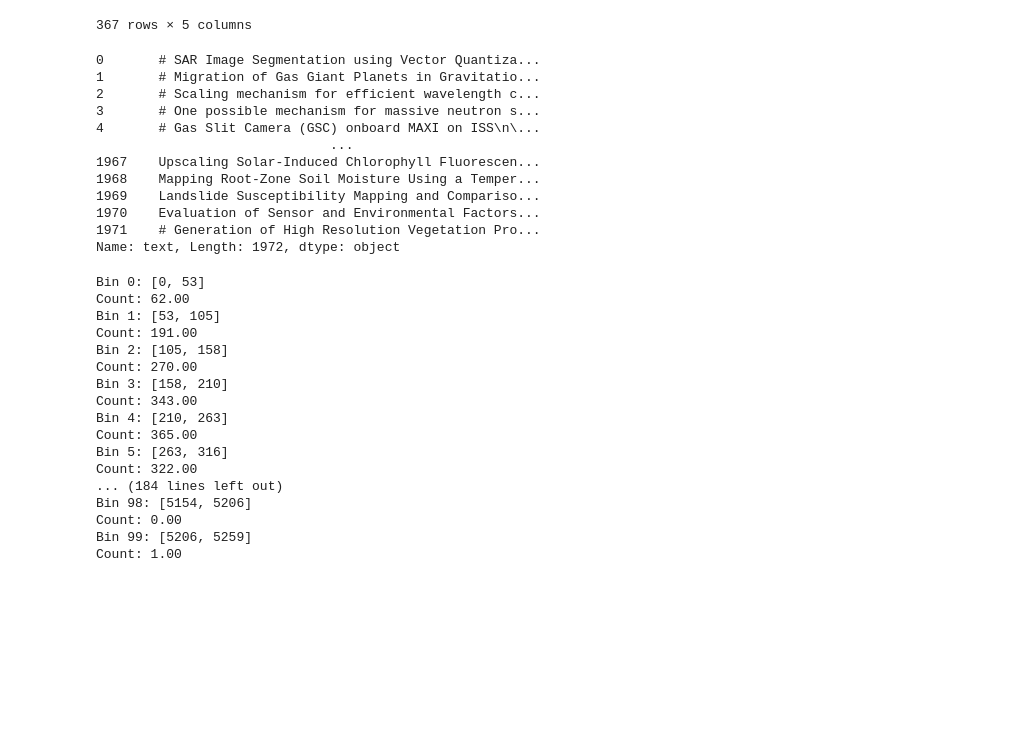
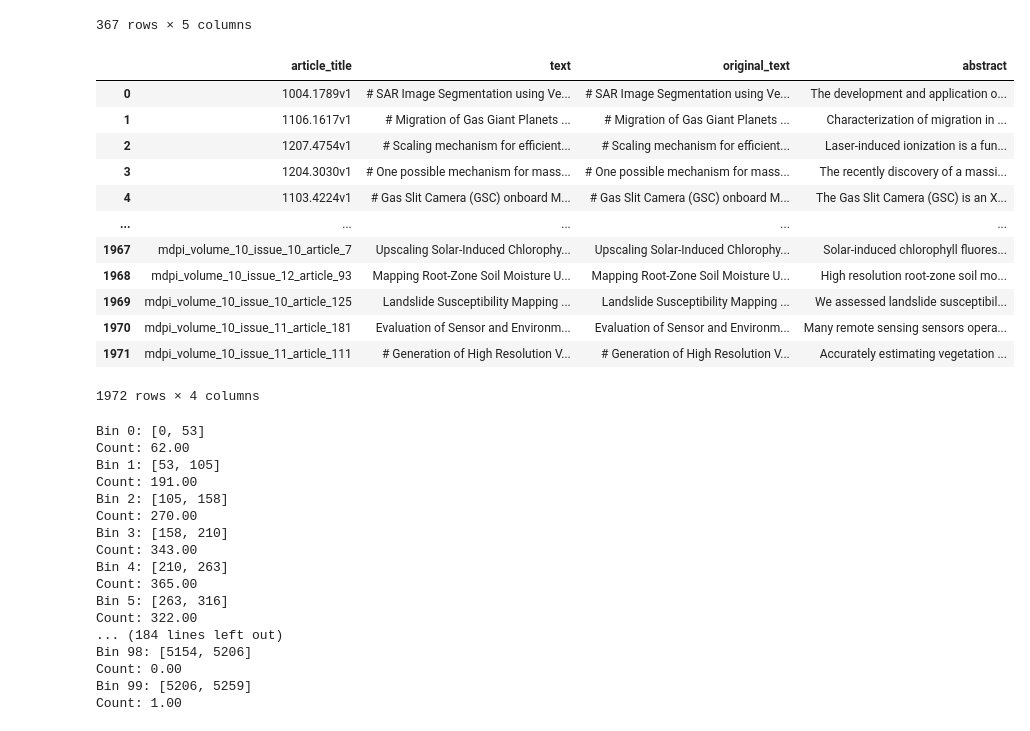
Before and after one commit to eve-esa/evalkit, a Jupyter notebook: data/summarization/main.ipynb, the cells around one changed output. Drawn from its saved outputs; the diff is of its cells as text; code cells hidden in the pictures; blank space fills up the shorter version.

```diff
--- a/data/summarization/main.ipynb
+++ b/data/summarization/main.ipynb
@@ -259,7 +258,7 @@ print(f"Number of samples without abstract: {len(dataset) - len(dataset_processe
 # Convert MD **abstract** to # Abstract
 dataset_processed = dataset_processed.map(bold_to_heading_with_section, desc='Converting **abstract** to # Abstract', fn_kwargs={'section': 'Abstract'})
 # Convert MD **Introduction** to # Introduction
-dataset_processed = dataset_processed.map(bold_to_heading_with_section, fn_kwargs={'section': 'Introduction'}, desc='Converting **abstract** to #Introduction')
+dataset_processed = dataset_processed.map(bold_to_heading_with_section, fn_kwargs={'section': 'Introduction'}, desc='Converting **introduction** to #Introduction')
 
 # Make a copy of the text column for debugging
 dataset_processed = dataset_processed.map(lambda x: {'text': x['text'], 'original_text': x['text']})
@@ -316,20 +315,22 @@ data_pd[data_pd['after_conclusion'].isna()]
 | 1966 | mdpi_volume_10_issue_11_article_88 | # Underestimates of Grassland Gro... | As the biggest carbon flux of ter... | None | None |
 367 rows × 5 columns
 # %%
-data_pd['text']
+# Show samples without abstract
+data_pd.iloc[0]
 # %% [output]
+|  | article_title | text | original_text | abstract |
+| 0 | 1004.1789v1 | # SAR Image Segmentation using Ve... | # SAR Image Segmentation using Ve... | The development and application o... |
+| 1 | 1106.1617v1 | # Migration of Gas Giant Planets ... | # Migration of Gas Giant Planets ... | Characterization of migration in ... |
+| 2 | 1207.4754v1 | # Scaling mechanism for efficient... | # Scaling mechanism for efficient... | Laser-induced ionization is a fun... |
+| 3 | 1204.3030v1 | # One possible mechanism for mass... | # One possible mechanism for mass... | The recently discovery of a massi... |
+| 4 | 1103.4224v1 | # Gas Slit Camera (GSC) onboard M... | # Gas Slit Camera (GSC) onboard M... | The Gas Slit Camera (GSC) is an X... |
+| ... | ... | ... | ... | ... |
+| 1967 | mdpi_volume_10_issue_10_article_7 | Upscaling Solar-Induced Chlorophy... | Upscaling Solar-Induced Chlorophy... | Solar-induced chlorophyll fluores... |
+| 1968 | mdpi_volume_10_issue_12_article_93 | Mapping Root-Zone Soil Moisture U... | Mapping Root-Zone Soil Moisture U... | High resolution root-zone soil mo... |
+| 1969 | mdpi_volume_10_issue_10_article_125 | Landslide Susceptibility Mapping ... | Landslide Susceptibility Mapping ... | We assessed landslide susceptibil... |
+| 1970 | mdpi_volume_10_issue_11_article_181 | Evaluation of Sensor and Environm... | Evaluation of Sensor and Environm... | Many remote sensing sensors opera... |
+| 1971 | mdpi_volume_10_issue_11_article_111 | # Generation of High Resolution V... | # Generation of High Resolution V... | Accurately estimating vegetation ... |
-0       # SAR Image Segmentation using Vector Quantiza...
-1       # Migration of Gas Giant Planets in Gravitatio...
-2       # Scaling mechanism for efficient wavelength c...
-3       # One possible mechanism for massive neutron s...
-4       # Gas Slit Camera (GSC) onboard MAXI on ISS\n\...
-                              ...
-1967    Upscaling Solar-Induced Chlorophyll Fluorescen...
-1968    Mapping Root-Zone Soil Moisture Using a Temper...
-1969    Landslide Susceptibility Mapping and Compariso...
-1970    Evaluation of Sensor and Environmental Factors...
-1971    # Generation of High Resolution Vegetation Pro...
-Name: text, Length: 1972, dtype: object
+1972 rows × 4 columns
 # %%
 with open('sample.txt', 'w') as f:
     f.write(data_pd['text'][1509])
```
Also changed, not shown: parts of 11 cells of this notebook, 10 other files.
